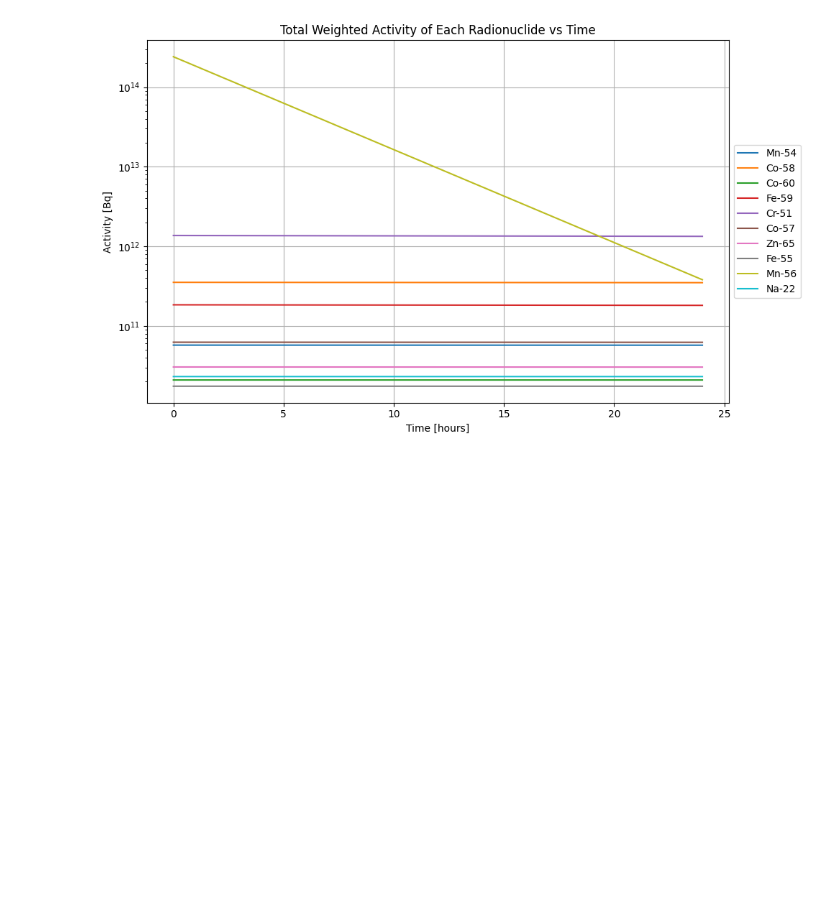
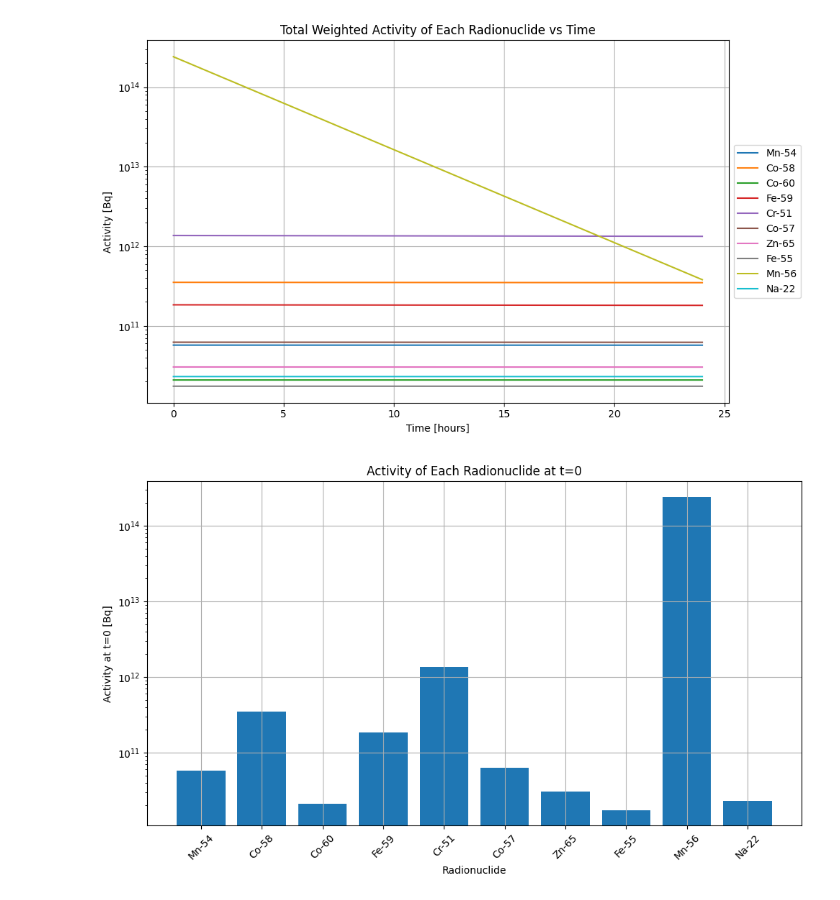
Before and after one commit to simonfouc120/open-mc-project, a Jupyter notebook: src/studies/rn_file/rn_file_study.ipynb, the cells around one changed output. Saved outputs shown, nothing was run; the diff lists cells and outputs as text; code cells hidden in the pictures; blank space fills up the shorter version.

```diff
--- a/src/studies/rn_file/rn_file_study.ipynb
+++ b/src/studies/rn_file/rn_file_study.ipynb
@@ -110,3 +117,26 @@ plt.tight_layout()
 plt.show()
 # %% [output]
 [figure]
+# %%
+# plot an histogramn of the activity of every radionuclide at t=0
+
+total_weights_per_rn = {}
+for rn, mass in dict_rn.items():
+    rn_lara = Radionuclide_lara(rn)
+    activity_t0 = rn_lara.get_activity_after_time(mass=mass, time=0)
+    total_weights_per_rn[rn] = np.array([activity_t0])
+
+activities_at_t0 = {rn: activities[0] for rn, activities in total_weights_per_rn.items()}
+
+plt.figure(figsize=(10, 6))
+plt.bar(activities_at_t0.keys(), activities_at_t0.values())
+plt.xlabel("Radionuclide")
+plt.ylabel("Activity at t=0 [Bq]")
+plt.title("Activity of Each Radionuclide at t=0")
+plt.yscale("log")
+plt.xticks(rotation=45)
+plt.grid(True)
+plt.tight_layout()
+plt.show()
+# %% [output]
+[figure, added]
```
Also changed, not shown: parts of 9 cells of this notebook.
